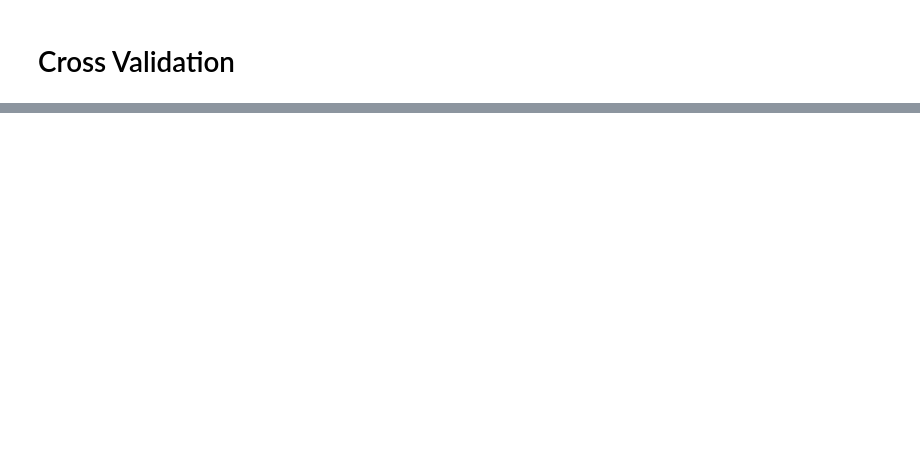
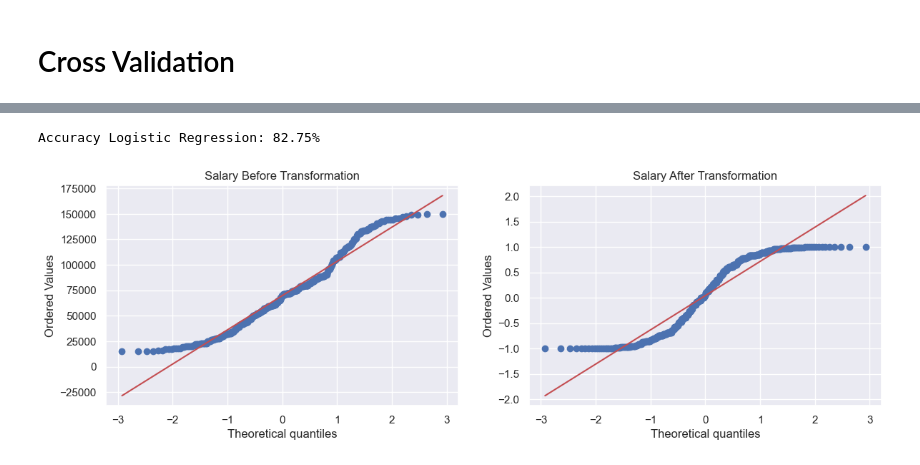
Before and after one commit to atifsalam78/Machine_Learning, a Jupyter notebook: function_transformer.ipynb, the cells around one changed output, grey strips where cells are left out. Saved outputs shown, nothing was run; the diff lists cells and outputs as text; code cells hidden in the pictures; blank space fills up the shorter version.

```diff
--- a/function_transformer.ipynb
+++ b/function_transformer.ipynb
@@ -175,0 +263,5 @@ plt.show()
+# %%
+custTransformation(np.sin, "Social_Network_Ads.csv", "penguins")
+# %% [output]
+Accuracy Logistic Regression: 82.75%
+[figure, added]
```
Also changed, not shown: parts of 19 cells of this notebook, 13 other files.
